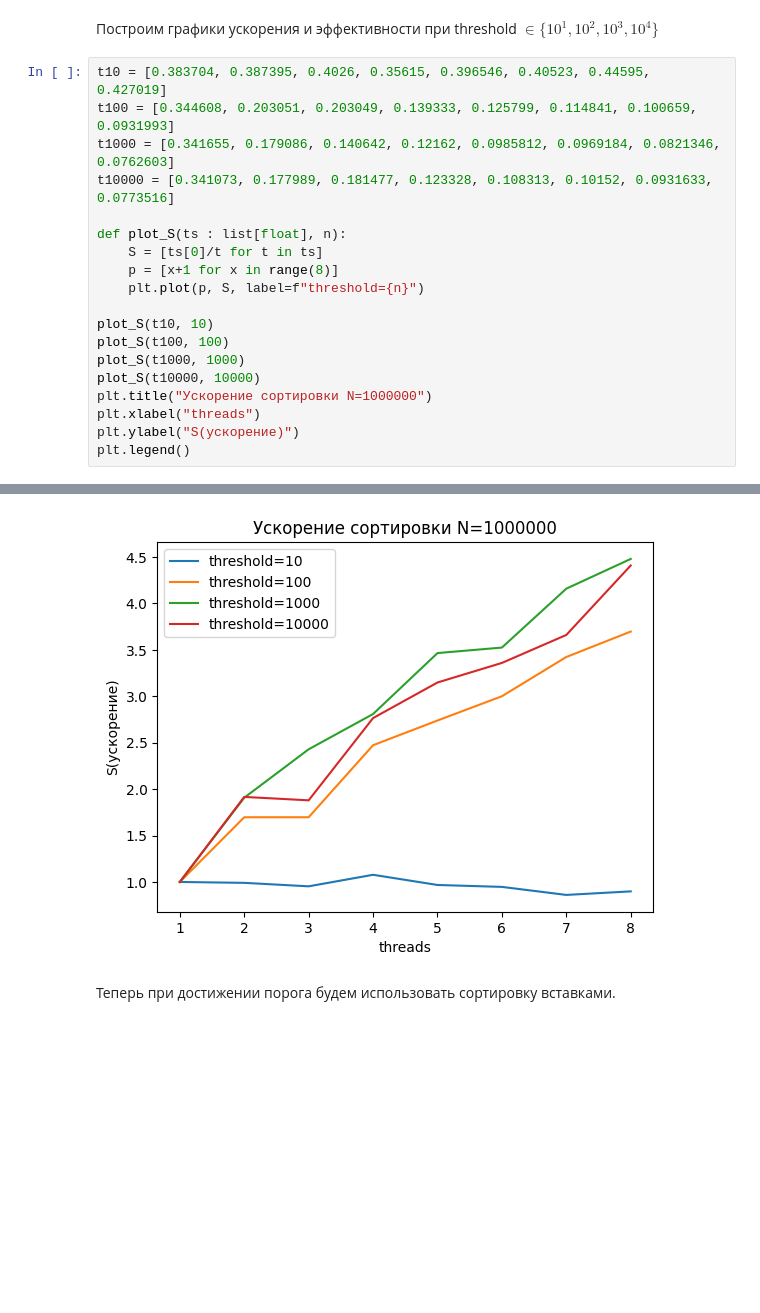
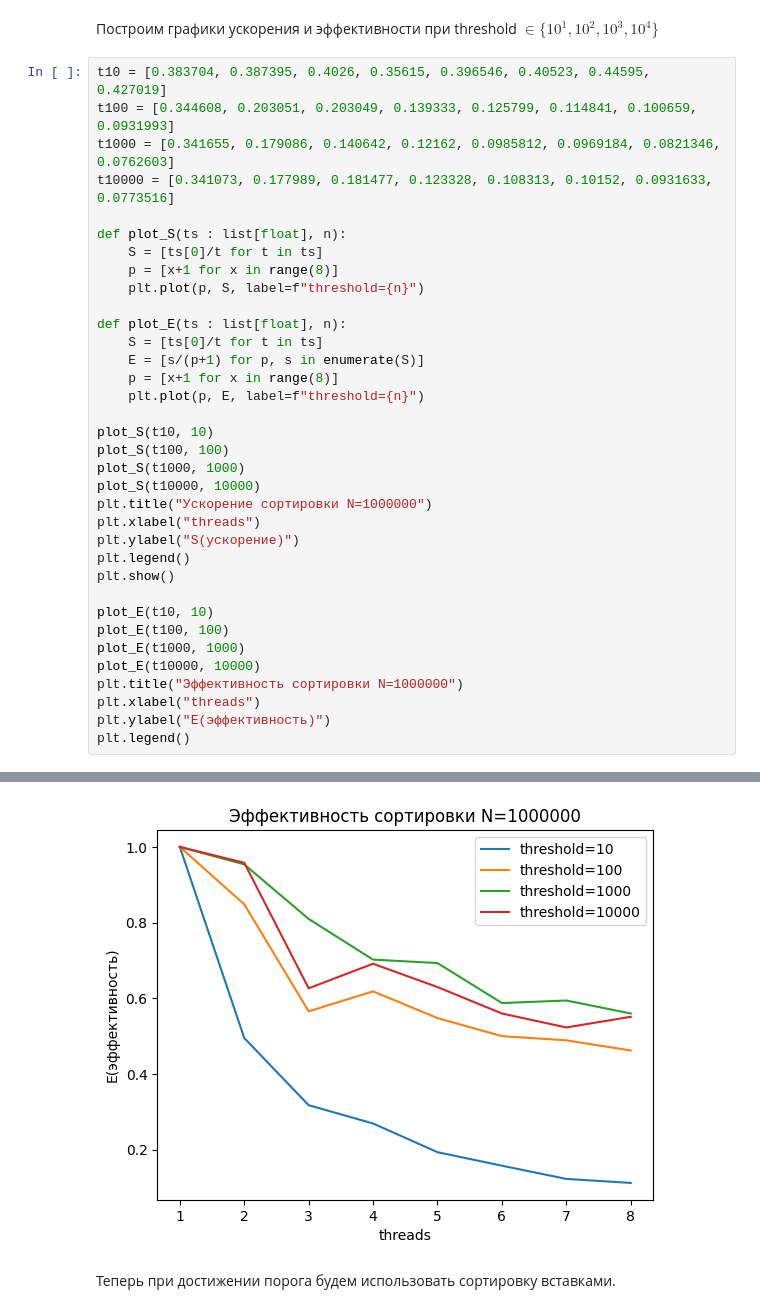
Before and after one commit to VoyakaGOD/parallel_programming, a Jupyter notebook: special_tasks/omp_task_sorting/benchmarks.ipynb, the cells around one changed output, grey strips where cells are left out. Cells and saved outputs as stored; diff of their text form; blank space fills up the shorter version.

```diff
--- a/special_tasks/omp_task_sorting/benchmarks.ipynb
+++ b/special_tasks/omp_task_sorting/benchmarks.ipynb
@@ -26,6 +26,12 @@ def plot_S(ts : list[float], n):
     p = [x+1 for x in range(8)]
     plt.plot(p, S, label=f"threshold={n}")
 
+def plot_E(ts : list[float], n):
+    S = [ts[0]/t for t in ts]
+    E = [s/(p+1) for p, s in enumerate(S)]
+    p = [x+1 for x in range(8)]
+    plt.plot(p, E, label=f"threshold={n}")
+
 plot_S(t10, 10)
 plot_S(t100, 100)
 plot_S(t1000, 1000)
@@ -34,4 +40,14 @@ plt.title("Ускорение сортировки N=1000000")
 plt.xlabel("threads")
 plt.ylabel("S(ускорение)")
 plt.legend()
+plt.show()
+
+plot_E(t10, 10)
+plot_E(t100, 100)
+plot_E(t1000, 1000)
+plot_E(t10000, 10000)
+plt.title("Эффективность сортировки N=1000000")
+plt.xlabel("threads")
+plt.ylabel("E(эффективность)")
+plt.legend()
 # %% [output]
@@ -38,5 +55,5 @@ plt.legend()
 <matplotlib.legend.Legend at 0x...>
-[figure]
+[figure, added]
 # %% [markdown]
 Теперь при достижении порога будем использовать сортировку вставками.
 # %%
```
Also changed, not shown: parts of 2 cells of this notebook, 2 other files.
